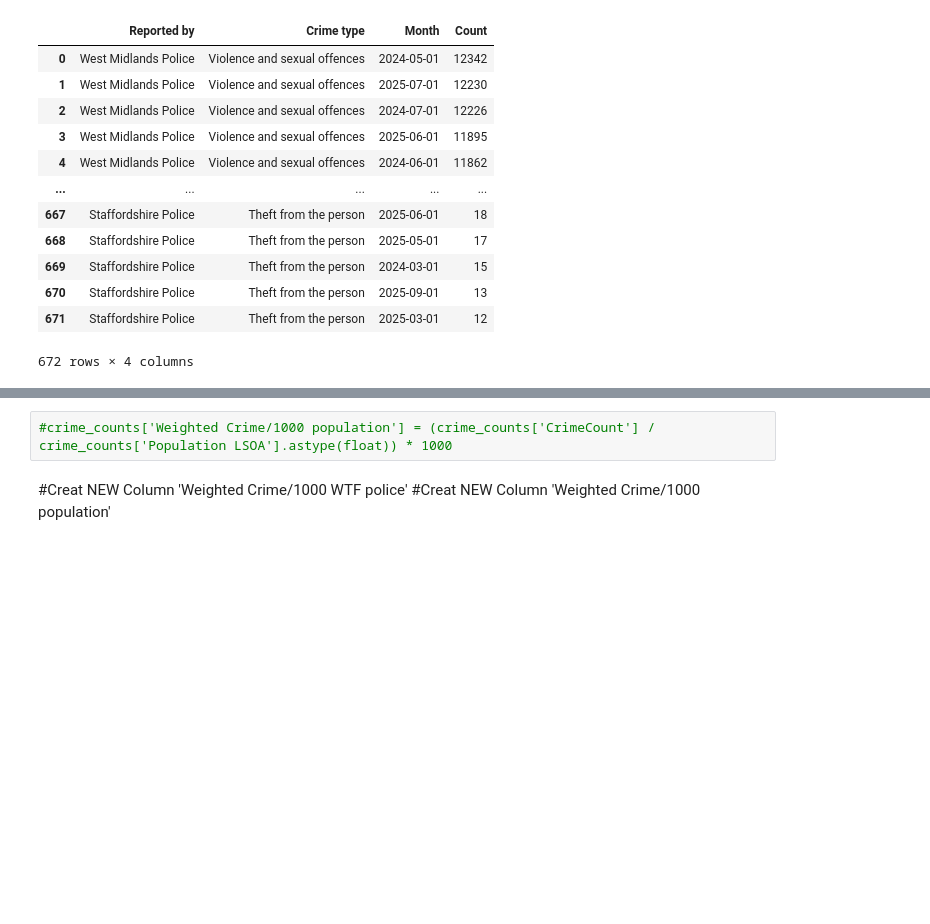
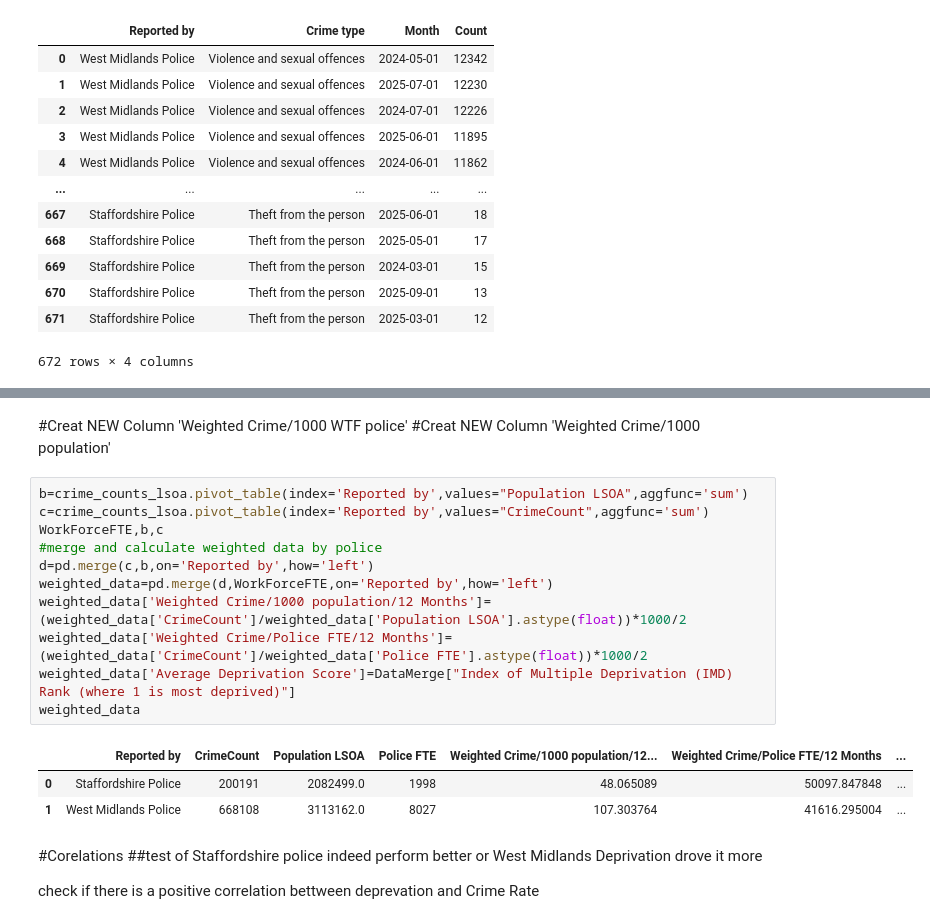
Before and after one commit to zhangwiki86-soton/L7---Data-Analysis-and-Visualisation, a Jupyter notebook: DRAFT Test Glob.ipynb, the cells around one changed output, grey strips where cells are left out. Saved outputs shown, nothing was run; the diff lists cells and outputs as text; blank space fills up the shorter version.

```diff
--- a/DRAFT Test Glob.ipynb
+++ b/DRAFT Test Glob.ipynb
@@ -546,5 +633,23 @@ a.sort_values(by=["Weighted Crime/1000 population"],ascending=False)
-# %%
-#crime_counts['Weighted Crime/1000 population'] = (crime_counts['CrimeCount'] / crime_counts['Population LSOA'].astype(float)) * 1000
 # %% [markdown]
 #Creat NEW Column 'Weighted Crime/1000 WTF police'
 #Creat NEW Column 'Weighted Crime/1000 population'
+# %%
+b=crime_counts_lsoa.pivot_table(index='Reported by',values="Population LSOA",aggfunc='sum')
+c=crime_counts_lsoa.pivot_table(index='Reported by',values="CrimeCount",aggfunc='sum')
+WorkForceFTE,b,c
+#merge and calculate weighted data by police
+d=pd.merge(c,b,on='Reported by',how='left')
+weighted_data=pd.merge(d,WorkForceFTE,on='Reported by',how='left')
+weighted_data['Weighted Crime/1000 population/12 Months']=(weighted_data['CrimeCount']/weighted_data['Population LSOA'].astype(float))*1000/2
+weighted_data['Weighted Crime/Police FTE/12 Months']=(weighted_data['CrimeCount']/weighted_data['Police FTE'].astype(float))*1000/2
+weighted_data['Average Deprivation Score']=DataMerge["Index of Multiple Deprivation (IMD) Rank (where 1 is most deprived)"]
+weighted_data
+# %% [output]
+|  | Reported by | CrimeCount | Population LSOA | Police FTE | Weighted Crime/1000 population/12... | Weighted Crime/Police FTE/12 Months | ... |
+| 0 | Staffordshire Police | 200191 | 2082499.0 | 1998 | 48.065089 | 50097.847848 | ... |
+| 1 | West Midlands Police | 668108 | 3113162.0 | 8027 | 107.303764 | 41616.295004 | ... |
+# %% [markdown]
+#Corelations
+##test of Staffordshire police indeed perform better or West Midlands Deprivation drove it more
+
+check if there is a positive correlation bettween deprevation and Crime Rate
```
Also changed, not shown: parts of 18 cells of this notebook.
